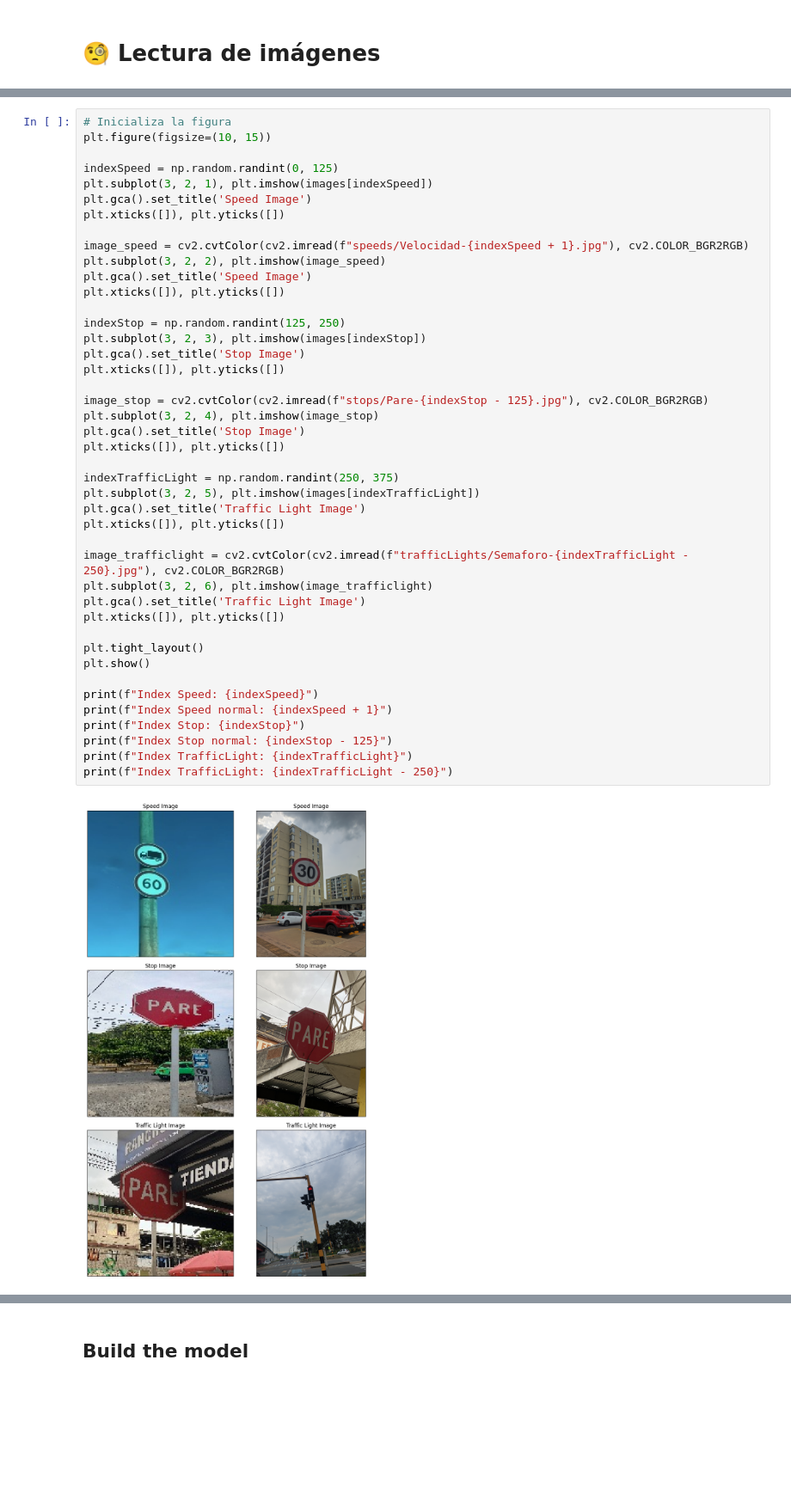
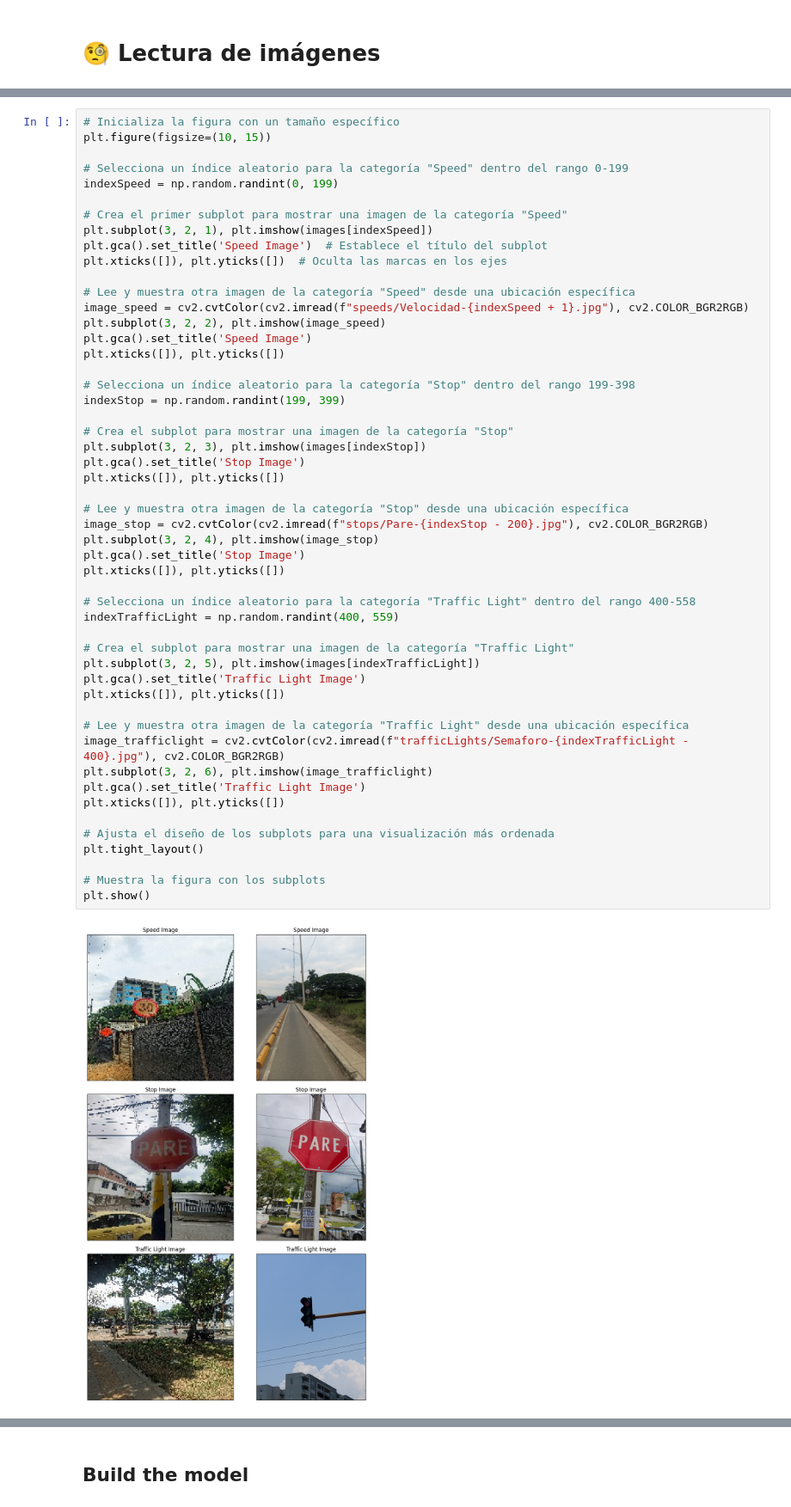
Before and after one commit to Felipe-Aristizabal/Traffic-Sign-Classifier, a Jupyter notebook: notebooks/OwnNeuronalNetworkV1.ipynb, the cells around one changed output, grey strips where cells are left out. Shown at 86% size. Cells and saved outputs as stored; diff of their text form; blank space fills up the shorter version.

```diff
--- a/notebooks/OwnNeuronalNetworkV1.ipynb
+++ b/notebooks/OwnNeuronalNetworkV1.ipynb
@@ -125,45 +151,53 @@ c:\Users\USER\Desktop\PDI\Traffic-Sign-Classifier\classifier
 # %%
-# Inicializa la figura
+# Inicializa la figura con un tamaño específico
 plt.figure(figsize=(10, 15))
 
-indexSpeed = np.random.randint(0, 125)
+# Selecciona un índice aleatorio para la categoría "Speed" dentro del rango 0-199
+indexSpeed = np.random.randint(0, 199)
+
+# Crea el primer subplot para mostrar una imagen de la categoría "Speed"
 plt.subplot(3, 2, 1), plt.imshow(images[indexSpeed])
-plt.gca().set_title('Speed Image')
-plt.xticks([]), plt.yticks([])
+plt.gca().set_title('Speed Image')  # Establece el título del subplot
+plt.xticks([]), plt.yticks([])  # Oculta las marcas en los ejes
 
+# Lee y muestra otra imagen de la categoría "Speed" desde una ubicación específica
 image_speed = cv2.cvtColor(cv2.imread(f"speeds/Velocidad-{indexSpeed + 1}.jpg"), cv2.COLOR_BGR2RGB)
 plt.subplot(3, 2, 2), plt.imshow(image_speed)
 plt.gca().set_title('Speed Image')
 plt.xticks([]), plt.yticks([])
 
-indexStop = np.random.randint(125, 250)
+# Selecciona un índice aleatorio para la categoría "Stop" dentro del rango 199-398
+indexStop = np.random.randint(199, 399)
+
+# Crea el subplot para mostrar una imagen de la categoría "Stop"
 plt.subplot(3, 2, 3), plt.imshow(images[indexStop])
 plt.gca().set_title('Stop Image')
 plt.xticks([]), plt.yticks([])
 
-image_stop = cv2.cvtColor(cv2.imread(f"stops/Pare-{indexStop - 125}.jpg"), cv2.COLOR_BGR2RGB)
+# Lee y muestra otra imagen de la categoría "Stop" desde una ubicación específica
+image_stop = cv2.cvtColor(cv2.imread(f"stops/Pare-{indexStop - 200}.jpg"), cv2.COLOR_BGR2RGB)
 plt.subplot(3, 2, 4), plt.imshow(image_stop)
 plt.gca().set_title('Stop Image')
 plt.xticks([]), plt.yticks([])
 
-indexTrafficLight = np.random.randint(250, 375)
+# Selecciona un índice aleatorio para la categoría "Traffic Light" dentro del rango 400-558
+indexTrafficLight = np.random.randint(400, 559)
+
+# Crea el subplot para mostrar una imagen de la categoría "Traffic Light"
 plt.subplot(3, 2, 5), plt.imshow(images[indexTrafficLight])
 plt.gca().set_title('Traffic Light Image')
 plt.xticks([]), plt.yticks([])
 
-image_trafficlight = cv2.cvtColor(cv2.imread(f"trafficLights/Semaforo-{indexTrafficLight - 250}.jpg"), cv2.COLOR_BGR2RGB)
+# Lee y muestra otra imagen de la categoría "Traffic Light" desde una ubicación específica
+image_trafficlight = cv2.cvtColor(cv2.imread(f"trafficLights/Semaforo-{indexTrafficLight - 400}.jpg"), cv2.COLOR_BGR2RGB)
 plt.subplot(3, 2, 6), plt.imshow(image_trafficlight)
 plt.gca().set_title('Traffic Light Image')
 plt.xticks([]), plt.yticks([])
 
+# Ajusta el diseño de los subplots para una visualización más ordenada
 plt.tight_layout()
+
+# Muestra la figura con los subplots
 plt.show()
-
-print(f"Index Speed: {indexSpeed}")
-print(f"Index Speed normal: {indexSpeed + 1}")
-print(f"Index Stop: {indexStop}")
-print(f"Index Stop normal: {indexStop - 125}")
-print(f"Index TrafficLight: {indexTrafficLight}")
-print(f"Index TrafficLight: {indexTrafficLight - 250}")
 # %% [output]
-[figure, old version]
+[figure, new version]
```
Also changed, not shown: parts of 26 cells of this notebook, 7 other files.
